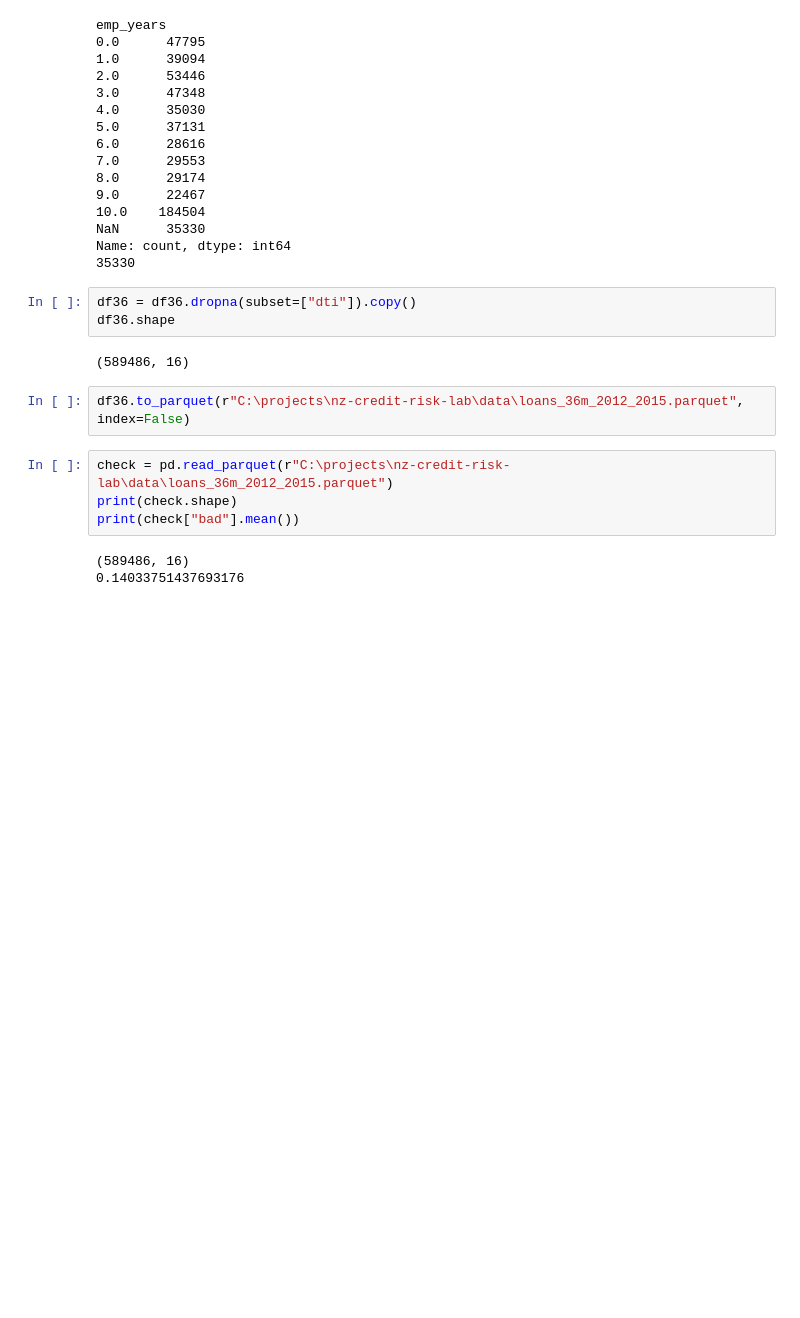
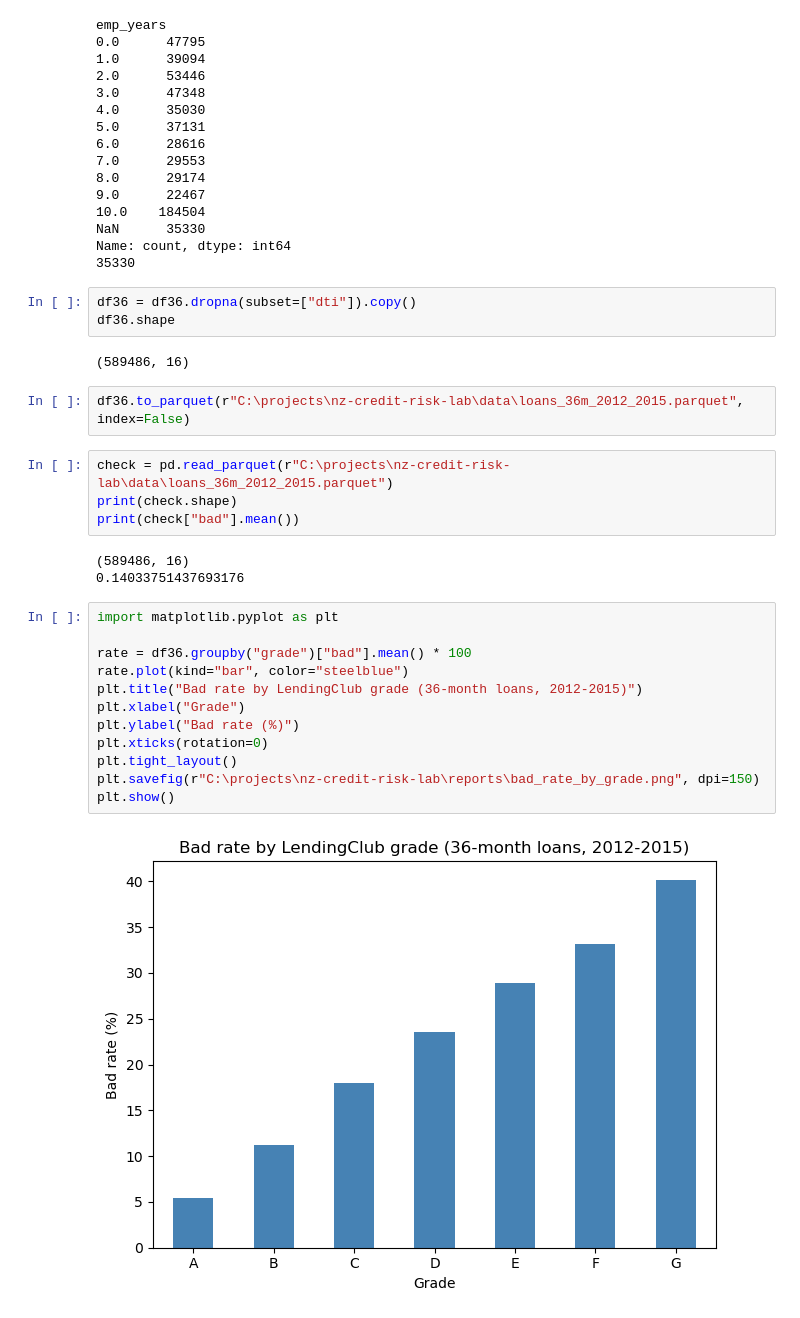
Before and after one commit to MohitSahdev/nz-credit-risk-lab, a Jupyter notebook: notebooks/01_load_data.ipynb, the cells around one changed output. Drawn from its saved outputs; the diff is of its cells as text; blank space fills up the shorter version.

Commit message:
Add bad rate by grade chart

```diff
--- a/notebooks/01_load_data.ipynb
+++ b/notebooks/01_load_data.ipynb
@@ -229,3 +229,17 @@ print(check["bad"].mean())
 # %% [output]
 (589486, 16)
 0.14033751437693176
+# %%
+import matplotlib.pyplot as plt
+
+rate = df36.groupby("grade")["bad"].mean() * 100
+rate.plot(kind="bar", color="steelblue")
+plt.title("Bad rate by LendingClub grade (36-month loans, 2012-2015)")
+plt.xlabel("Grade")
+plt.ylabel("Bad rate (%)")
+plt.xticks(rotation=0)
+plt.tight_layout()
+plt.savefig(r"C:\projects\nz-credit-risk-lab\reports\bad_rate_by_grade.png", dpi=150)
+plt.show()
+# %% [output]
+[figure, added]
```
Also changed, not shown: 1 other file.
